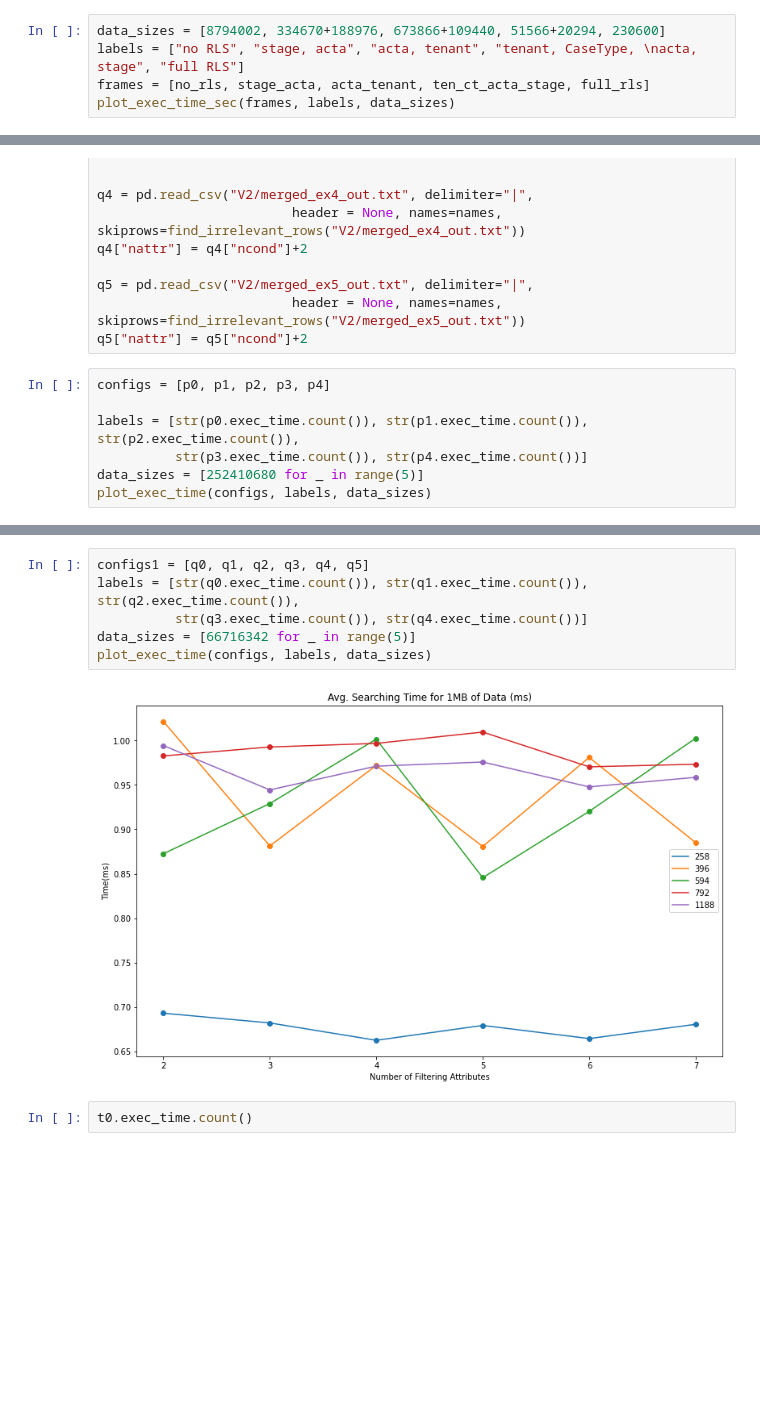
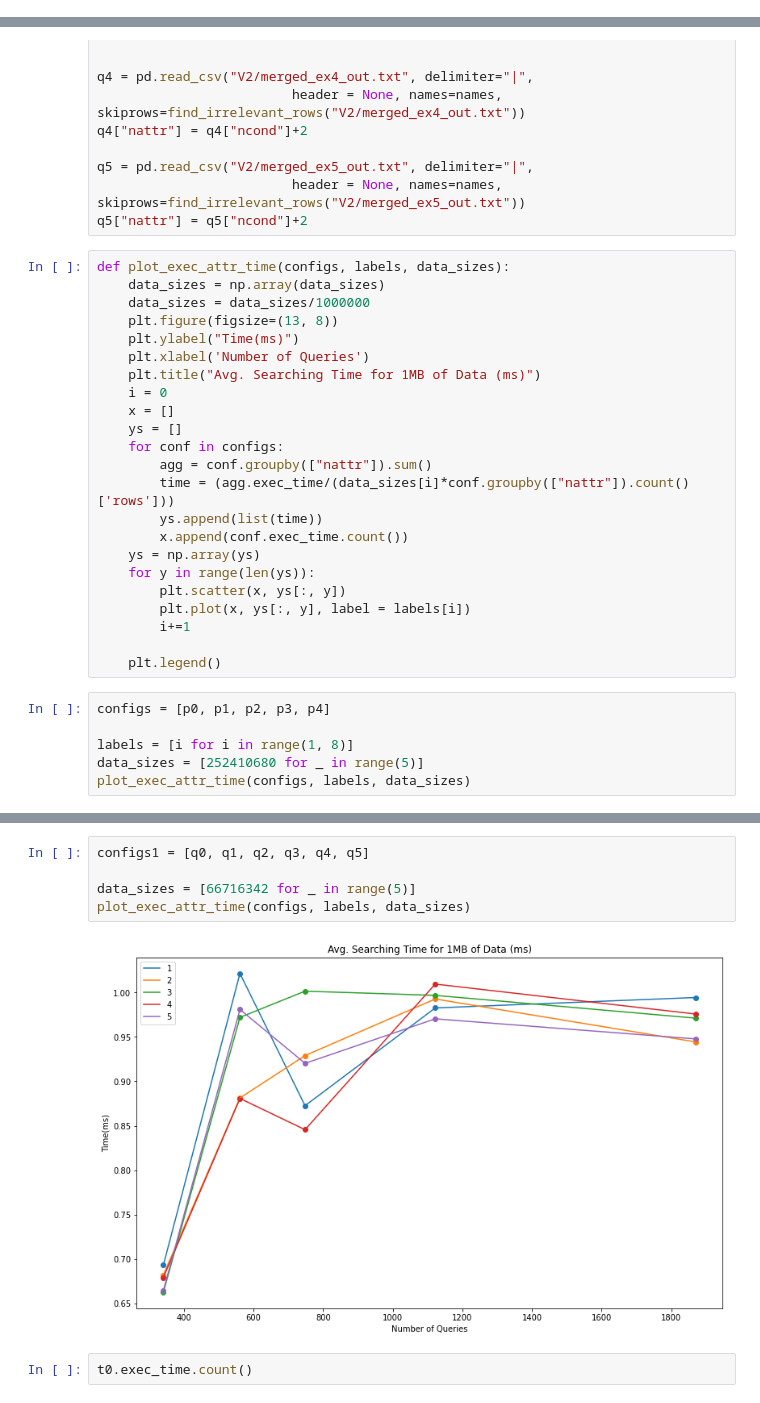
Before and after one commit to TetianaHrunyk/alfbasic, a Jupyter notebook: data/text_search_with_cond.ipynb, the cells around one changed output, grey strips where cells are left out. Saved outputs shown, nothing was run; the diff lists cells and outputs as text; blank space fills up the shorter version.

Commit message:
Added further data and sh script for authomatic running of scripts

```diff
--- a/data/text_search_with_cond.ipynb
+++ b/data/text_search_with_cond.ipynb
@@ -118,5 +105,0 @@ def plot_exec_time_sec(configs, labels, data_sizes):
-# %%
-data_sizes = [8794002, 334670+188976, 673866+109440, 51566+20294, 230600]
-labels = ["no RLS", "stage, acta", "acta, tenant", "tenant, CaseType, \nacta, stage", "full RLS"]
-frames = [no_rls, stage_acta, acta_tenant, ten_ct_acta_stage, full_rls]
-plot_exec_time_sec(frames, labels, data_sizes)
@@ -272,11 +253,33 @@ q4["nattr"] = q4["ncond"]+2
 q5 = pd.read_csv("V2/merged_ex5_out.txt", delimiter="|",
                          header = None, names=names, skiprows=find_irrelevant_rows("V2/merged_ex5_out.txt"))
 q5["nattr"] = q5["ncond"]+2
+# %%
+def plot_exec_attr_time(configs, labels, data_sizes):
+    data_sizes = np.array(data_sizes)
+    data_sizes = data_sizes/1000000
+    plt.figure(figsize=(13, 8))
+    plt.ylabel("Time(ms)")
+    plt.xlabel('Number of Queries')
+    plt.title("Avg. Searching Time for 1MB of Data (ms)")
+    i = 0
+    x = []
+    ys = []
+    for conf in configs:
+        agg = conf.groupby(["nattr"]).sum()
+        time = (agg.exec_time/(data_sizes[i]*conf.groupby(["nattr"]).count()['rows']))
+        ys.append(list(time))
+        x.append(conf.exec_time.count())
+    ys = np.array(ys)
+    for y in range(len(ys)):
+        plt.scatter(x, ys[:, y])
+        plt.plot(x, ys[:, y], label = labels[i])
+        i+=1
+
+    plt.legend()
 # %%
 configs = [p0, p1, p2, p3, p4]
 
-labels = [str(p0.exec_time.count()), str(p1.exec_time.count()), str(p2.exec_time.count()),
-          str(p3.exec_time.count()), str(p4.exec_time.count())]
+labels = [i for i in range(1, 8)]
 data_sizes = [252410680 for _ in range(5)]
-plot_exec_time(configs, labels, data_sizes)
+plot_exec_attr_time(configs, labels, data_sizes)
 # %% [output]
@@ -284,11 +287,10 @@ plot_exec_time(configs, labels, data_sizes)
 # %%
 configs1 = [q0, q1, q2, q3, q4, q5]
-labels = [str(q0.exec_time.count()), str(q1.exec_time.count()), str(q2.exec_time.count()),
-          str(q3.exec_time.count()), str(q4.exec_time.count())]
+
 data_sizes = [66716342 for _ in range(5)]
-plot_exec_time(configs, labels, data_sizes)
+plot_exec_attr_time(configs, labels, data_sizes)
 # %% [output]
-[figure, old version]
+[figure, new version]
 # %%
 t0.exec_time.count()
 # %% [output]
```
Also changed, not shown: parts of 9 cells of this notebook, 13 other files.
